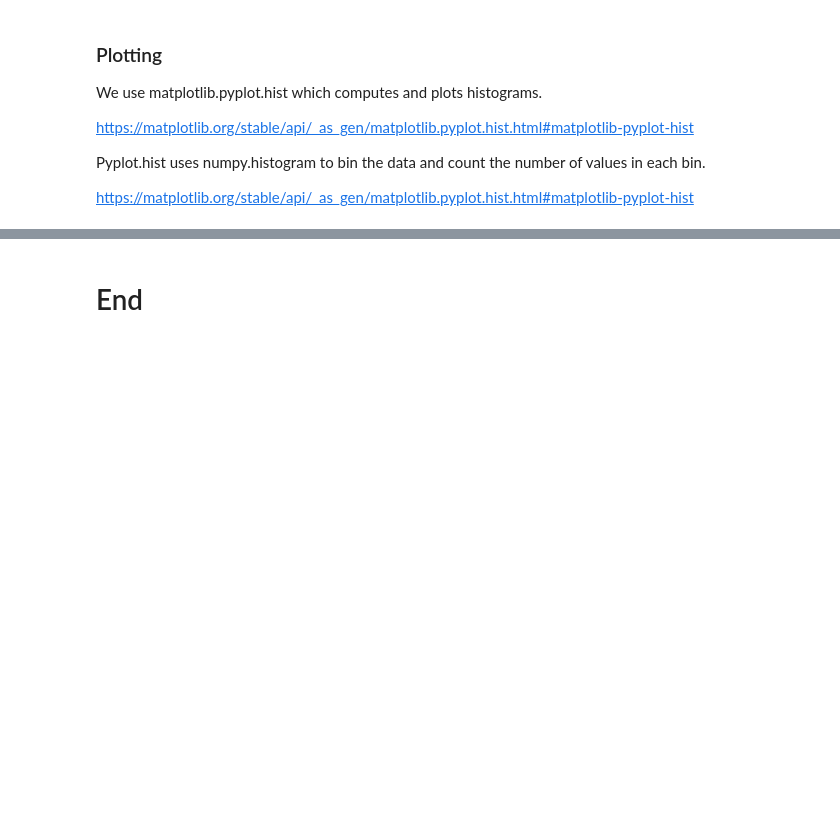
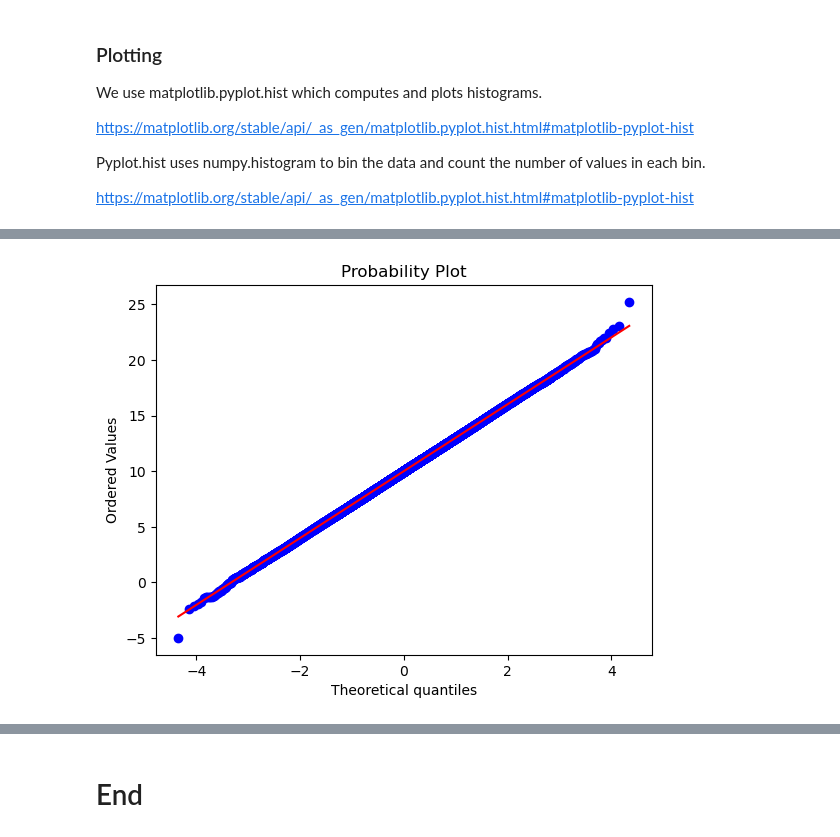
Before and after one commit to PCM11/applied-statistics, a Jupyter notebook: tasks.ipynb, the cells around one changed output, grey strips where cells are left out. Cells and saved outputs as stored; diff of their text form; code cells hidden in the pictures; blank space fills up the shorter version.

```diff
--- a/tasks.ipynb
+++ b/tasks.ipynb
@@ -269,0 +287,9 @@ ax.hist(data, edgecolor='black', density=True, bins=np.linspace (-1,21,35));
+# %%
+# Create an empty plot.
+fig, ax = plt.subplots()
+
+# Create a q-q plot.
+stats.probplot(data, dist='norm', plot=ax);
+plt.savefig('images/probability')
+# %% [output]
+[figure, added]
```
Also changed, not shown: parts of 28 cells of this notebook, 3 other files.
